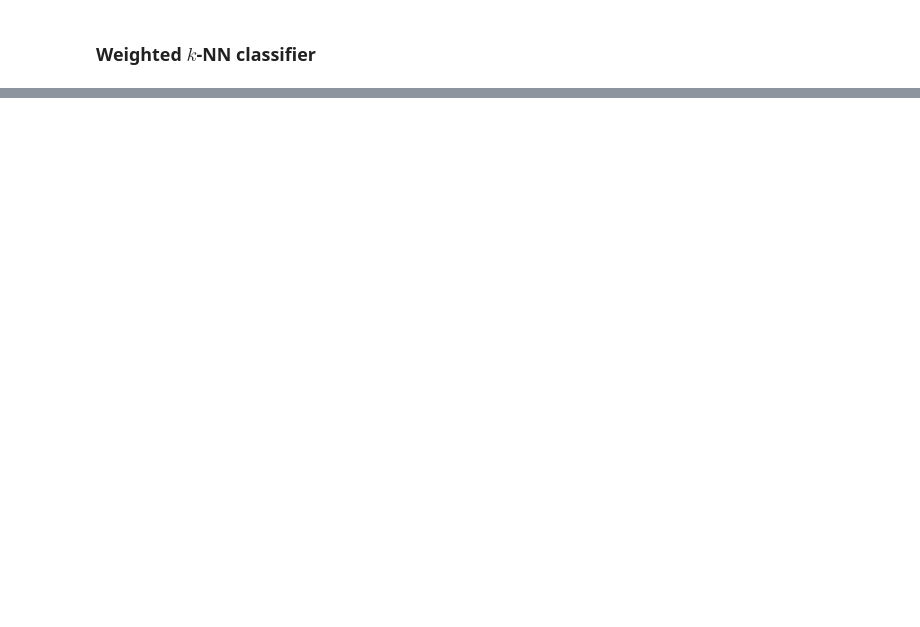
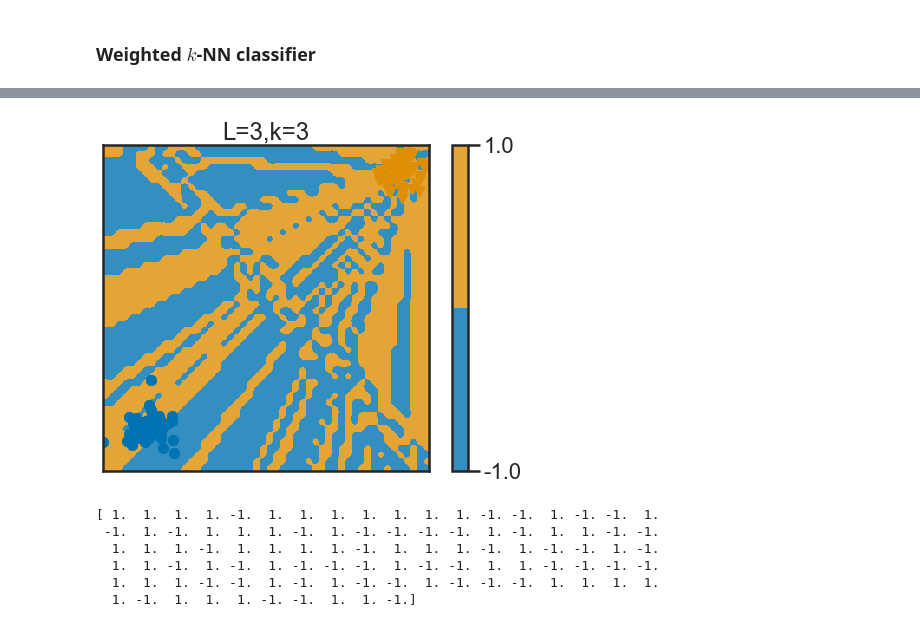
Before and after one commit to Badr-MOUFAD/DataCamp-Emines, a Jupyter notebook: TPknn/KNN_todo_online.ipynb, the cells around one changed output, grey strips where cells are left out. Saved outputs shown, nothing was run; the diff lists cells and outputs as text; code cells hidden in the pictures; blank space fills up the shorter version.

```diff
--- a/TPknn/KNN_todo_online.ipynb
+++ b/TPknn/KNN_todo_online.ipynb
@@ -327,0 +394,21 @@ print(wknn.predict(X_train))
+# %%
+
+n_neighbors = 5
+wknn =KNNClassifier(n_neighbors, use_weights=True)
+wknn.fit(X_train, Y_train)
+plt.figure(4)
+plot_2d(X_train, Y_train)
+
+
+frontiere_new(knn, X_train, Y_train, w=None, step=50, alpha_choice=1)
+plt.show()
+
+print(wknn.predict(X_train))
+# %% [output]
+[figure, added]
+[ 1.  1.  1.  1. -1.  1.  1.  1.  1.  1.  1.  1. -1. -1.  1. -1. -1.  1.
+ -1.  1. -1.  1.  1.  1. -1.  1. -1. -1. -1. -1.  1. -1.  1.  1. -1. -1.
+  1.  1.  1. -1.  1.  1.  1.  1. -1.  1.  1.  1. -1.  1. -1. -1.  1. -1.
+  1.  1. -1.  1. -1.  1. -1. -1. -1.  1. -1. -1.  1.  1. -1. -1. -1. -1.
+  1.  1.  1. -1. -1.  1. -1.  1. -1. -1.  1. -1. -1. -1.  1.  1.  1.  1.
+  1. -1.  1.  1.  1. -1. -1.  1.  1. -1.]
```
Also changed, not shown: parts of 10 cells of this notebook.
